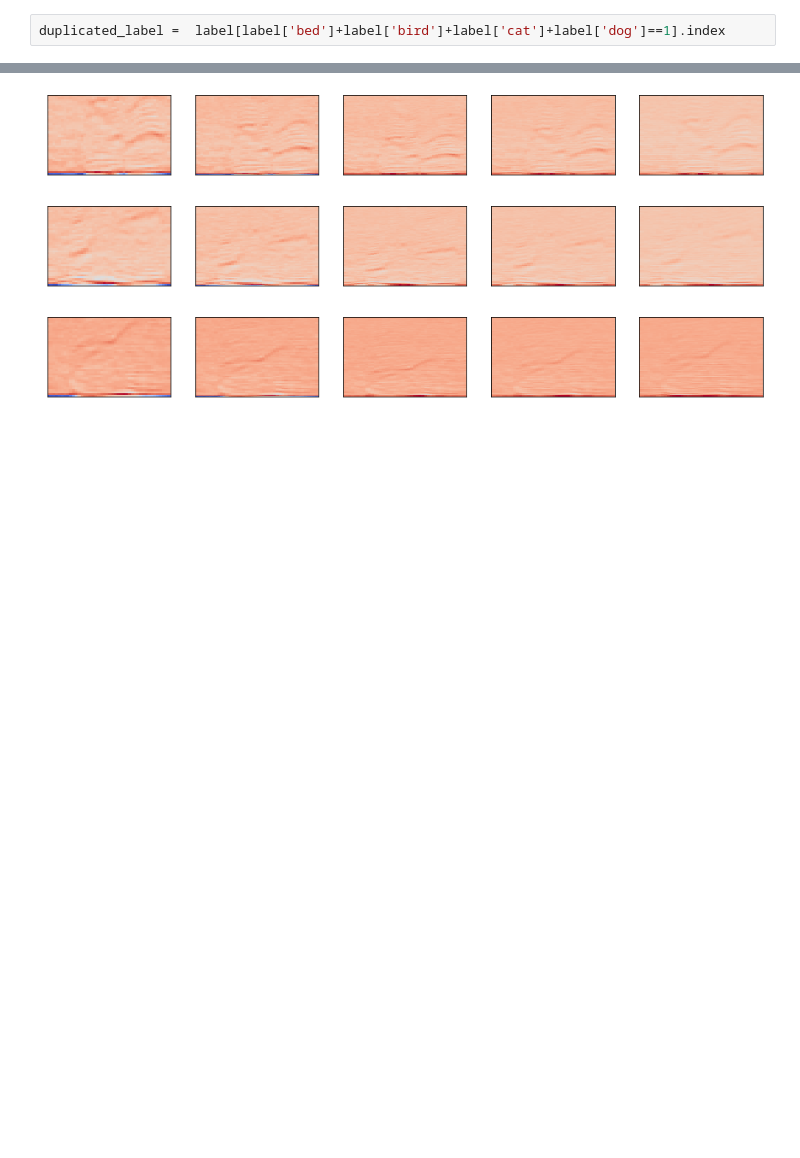
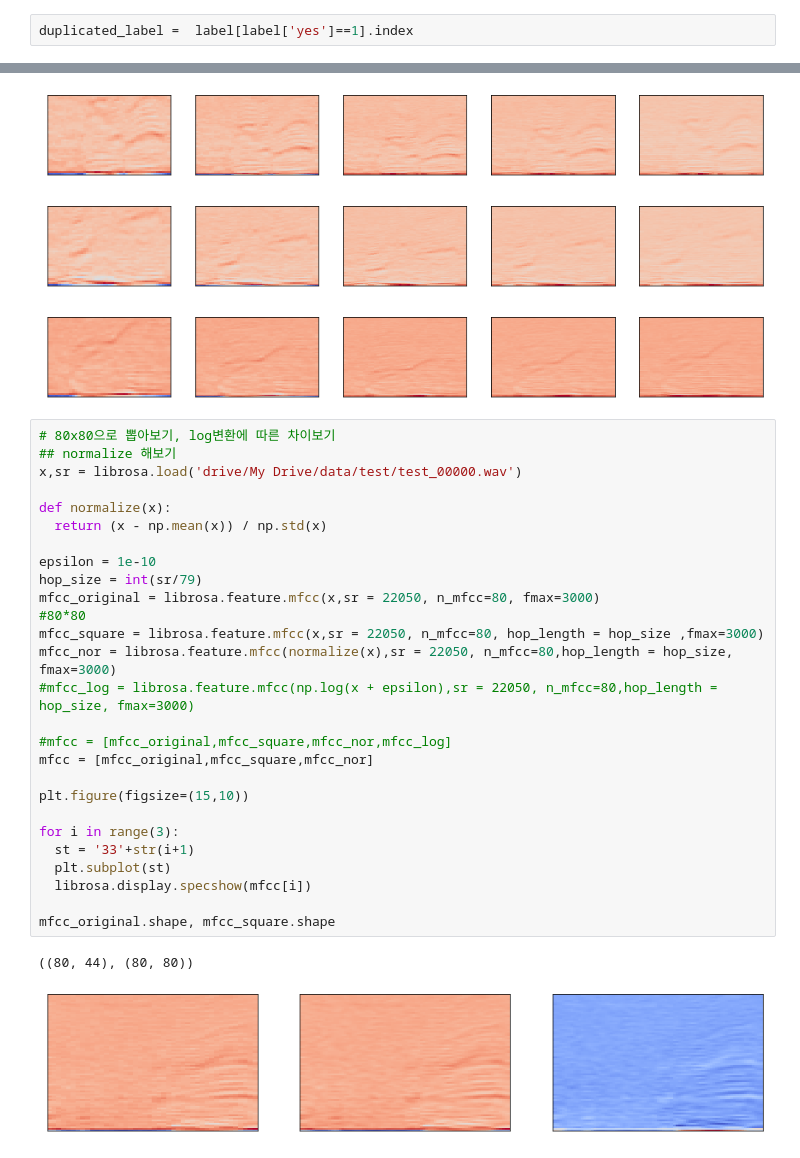
Before and after one commit to 100jy/voice_competition, a Jupyter notebook: 데이터_EDA.ipynb, the cells around one changed output, grey strips where cells are left out. Cells and saved outputs as stored; diff of their text form; blank space fills up the shorter version.

```diff
--- a/데이터_EDA.ipynb
+++ b/데이터_EDA.ipynb
@@ -56,7 +56,7 @@ dtype: float64
 # %% [markdown]
 중복 데이터 확인
 # %%
-duplicated_label =  label[label['bed']+label['bird']+label['cat']+label['dog']==1].index
+duplicated_label =  label[label['yes']==1].index
 # %%
 data = pd.read_pickle('drive/My Drive/data/x_trian_MFCC.pickle')
 data = data.values
@@ -421,3 +423,33 @@ for j in range(5):
 [figure]
 [figure]
 [figure]
+# %%
+# 80x80으로 뽑아보기, log변환에 따른 차이보기
+## normalize 해보기
+x,sr = librosa.load('drive/My Drive/data/test/test_00000.wav')
+
+def normalize(x):
+  return (x - np.mean(x)) / np.std(x)
+
+epsilon = 1e-10
+hop_size = int(sr/79)
+mfcc_original = librosa.feature.mfcc(x,sr = 22050, n_mfcc=80, fmax=3000)
+#80*80
+mfcc_square = librosa.feature.mfcc(x,sr = 22050, n_mfcc=80, hop_length = hop_size ,fmax=3000)
+mfcc_nor = librosa.feature.mfcc(normalize(x),sr = 22050, n_mfcc=80,hop_length = hop_size, fmax=3000)
+#mfcc_log = librosa.feature.mfcc(np.log(x + epsilon),sr = 22050, n_mfcc=80,hop_length = hop_size, fmax=3000)
+
+#mfcc = [mfcc_original,mfcc_square,mfcc_nor,mfcc_log]
+mfcc = [mfcc_original,mfcc_square,mfcc_nor]
+
+plt.figure(figsize=(15,10))
+
+for i in range(3):
+  st = '33'+str(i+1)
+  plt.subplot(st)
+  librosa.display.specshow(mfcc[i])
+
+mfcc_original.shape, mfcc_square.shape
+# %% [output]
+((80, 44), (80, 80))
+[figure, added]
```
Also changed, not shown: parts of 8 cells of this notebook.
